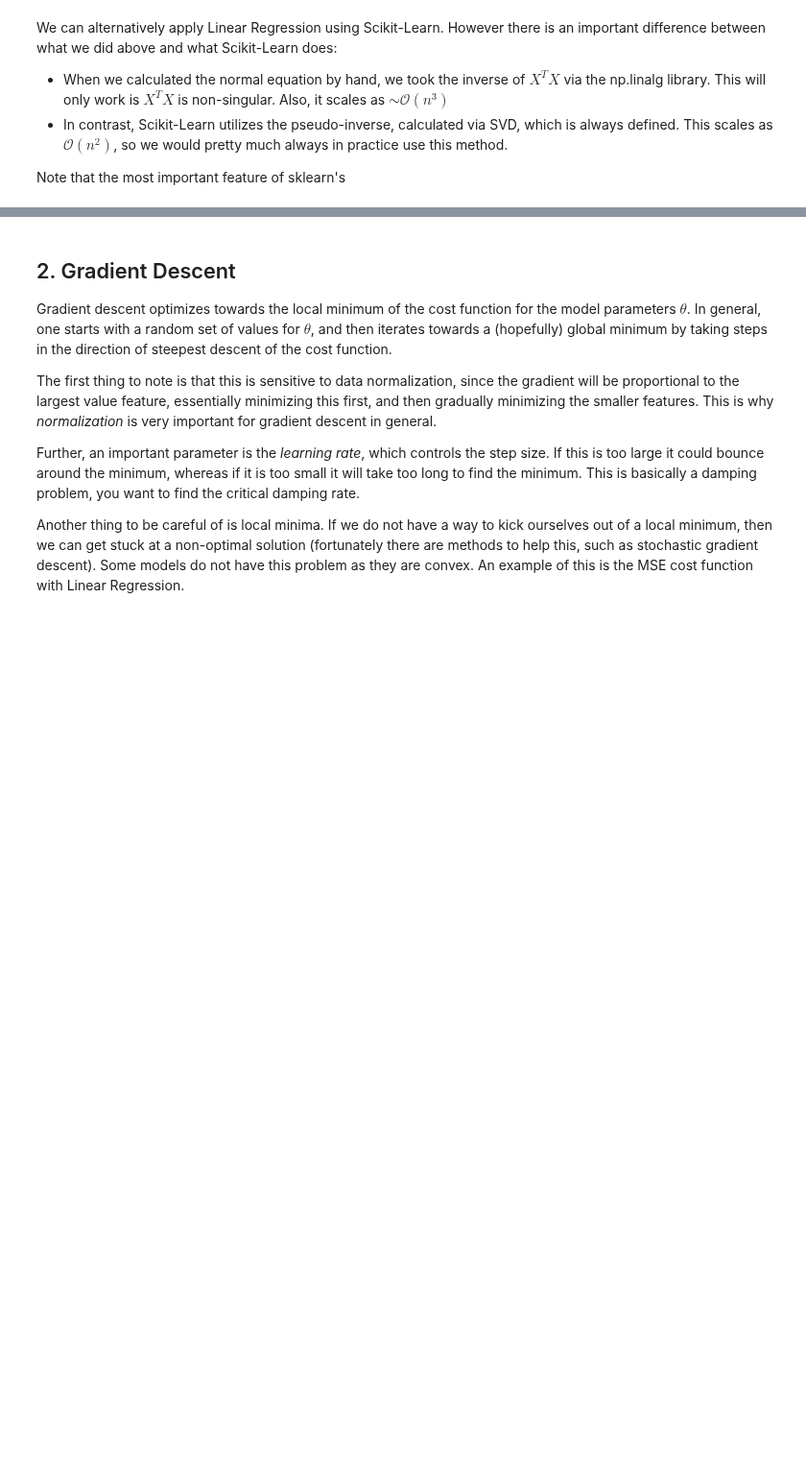
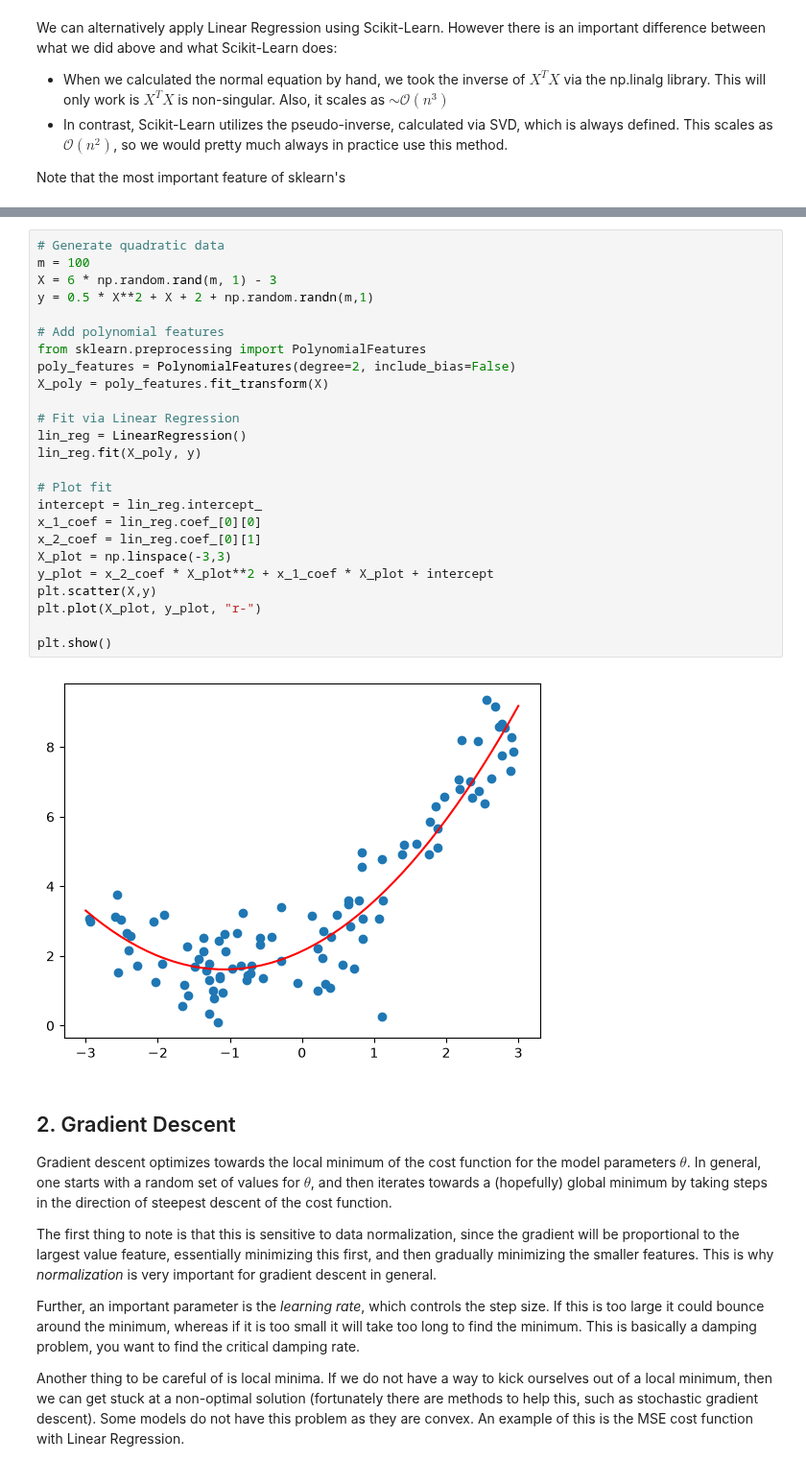
Before and after one commit to Raymon-Watson/Machine-Learning--Notes, a Jupyter notebook: ML-Notes/Basic_Regression.ipynb, the cells around one changed output, grey strips where cells are left out. Shown at 96% size. Saved outputs shown, nothing was run; the diff lists cells and outputs as text; blank space fills up the shorter version.

```diff
--- a/ML-Notes/Basic_Regression.ipynb
+++ b/ML-Notes/Basic_Regression.ipynb
@@ -80,3 +88,30 @@ Note that the most important feature of sklearn's
+# %%
+# Generate quadratic data
+m = 100
+X = 6 * np.random.rand(m, 1) - 3
+y = 0.5 * X**2 + X + 2 + np.random.randn(m,1)
+
+# Add polynomial features
+from sklearn.preprocessing import PolynomialFeatures
+poly_features = PolynomialFeatures(degree=2, include_bias=False)
+X_poly = poly_features.fit_transform(X)
+
+# Fit via Linear Regression
+lin_reg = LinearRegression()
+lin_reg.fit(X_poly, y)
+
+# Plot fit
+intercept = lin_reg.intercept_
+x_1_coef = lin_reg.coef_[0][0]
+x_2_coef = lin_reg.coef_[0][1]
+X_plot = np.linspace(-3,3)
+y_plot = x_2_coef * X_plot**2 + x_1_coef * X_plot + intercept
+plt.scatter(X,y)
+plt.plot(X_plot, y_plot, "r-")
+
+plt.show()
+# %% [output]
+[figure, added]
 # %% [markdown]
 ## 2. Gradient Descent
 Gradient descent optimizes towards the local minimum of the cost function for the model parameters $\theta$. In general, one starts with a random set of values for $\theta$, and then iterates towards a (hopefully) global minimum by taking steps in the direction of steepest descent of the cost function.
```
Also changed, not shown: parts of 2 cells of this notebook.
